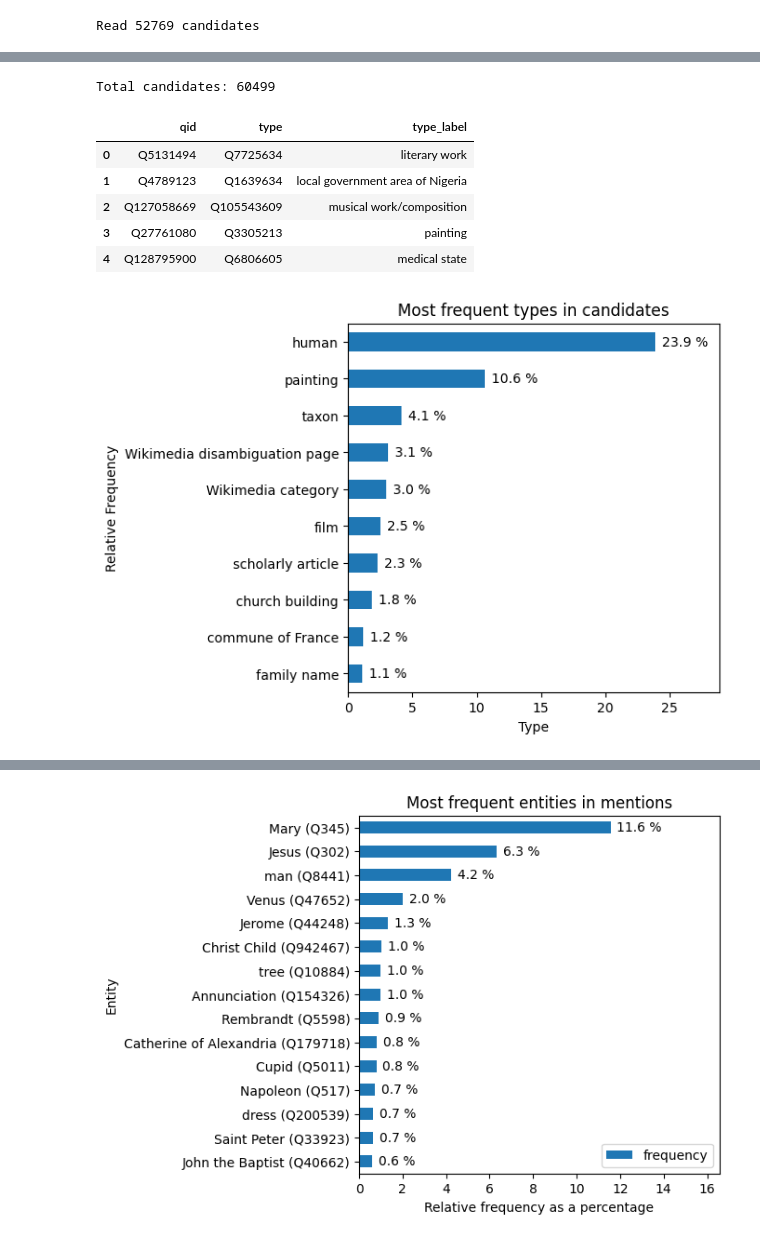
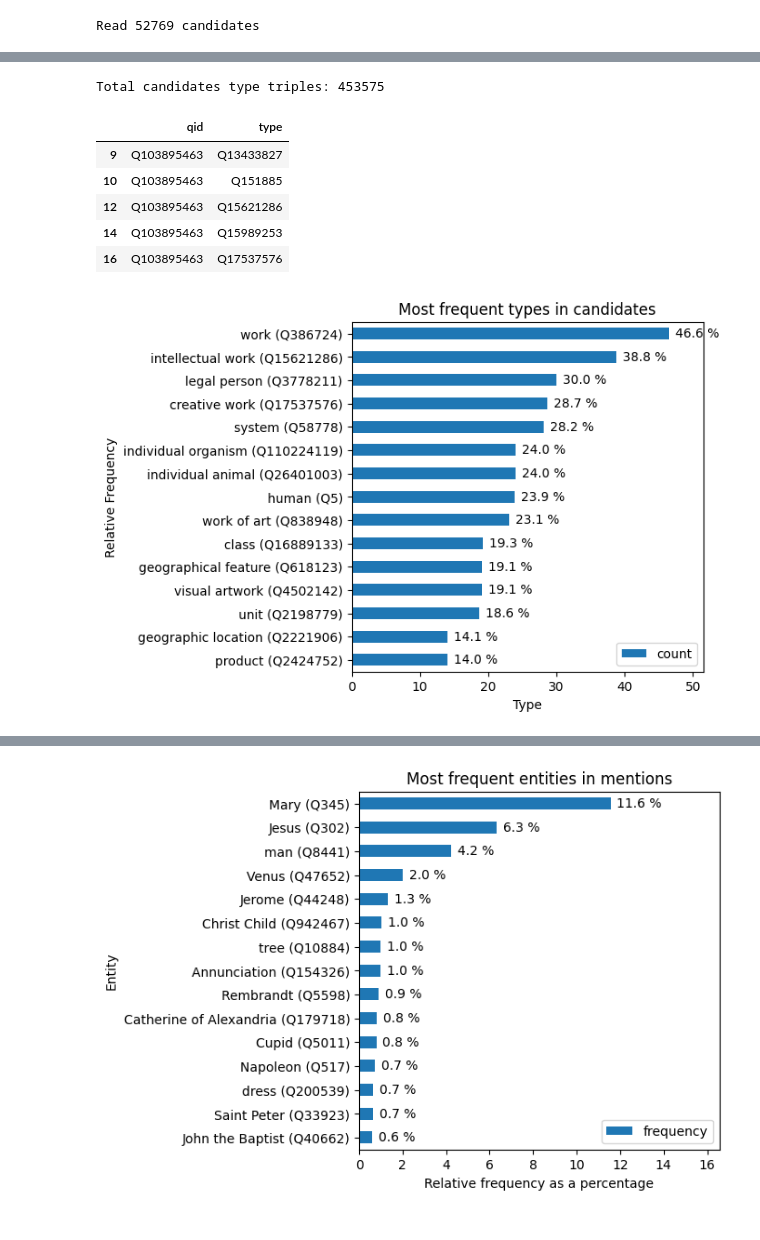
Before and after one commit to HPI-Information-Systems/MELArt, a Jupyter notebook: statistics_subjects.ipynb, the cells around one changed output, grey strips where cells are left out. Cells and saved outputs as stored; diff of their text form; code cells hidden in the pictures.

Commit message:
Hierarchically consistent coverage of types

```diff
--- a/statistics_subjects.ipynb
+++ b/statistics_subjects.ipynb
@@ -55,33 +113,49 @@ Read 52769 candidates
 # %%
 # dataframe with qid and type
-df_data=[]
-for qid,data in candidates.items():
-    types=candidates[qid]['types']
-    for typeqid,typelabel in types.items():
-        df_data.append({'qid':qid, 'type':typeqid, 'type_label':typelabel})
-df_types=pd.DataFrame(df_data, columns=['qid','type','type_label'])
-print("Total candidates:", len(df_types))
+dfs=[]
+batch_size=100
+all_candidate_qids=list(candidates.keys())
+batched_candidates=[{qid:candidates[qid] for qid in all_candidate_qids[i:i+batch_size]} for i in range(0, len(all_candidate_qids), batch_size)]
+dataset_types=[candidates[qid]["types"].keys() for qid in all_candidate_qids]
+dataset_types=list(set([item for sublist in dataset_types for item in sublist]))
+for batch in tqdm(batched_candidates):
+    types_entity_df=get_all_types(batch.keys())
+    types_entity_df=types_entity_df[types_entity_df['type'].isin(dataset_types)]
+    dfs.append(types_entity_df)
+# for qid,data in tqdm(candidates.items()):
+#     types_entity_df=get_all_types(qid)
+#     dfs.append(types_entity_df)
+    # types=candidates[qid]['types']
+    # for typeqid,typelabel in types.items():
+    #     df_data.append({'qid':qid, 'type':typeqid, 'type_label':typelabel})
+df_types=pd.concat(dfs)
+print("Total candidates type triples:", len(df_types))
 df_types.head()
 # %% [output]
-Total candidates: 60499
+Total candidates type triples: 453575
-|  | qid | type | type_label |
-| 0 | Q5131494 | Q7725634 | literary work |
-| 1 | Q4789123 | Q1639634 | local government area of Nigeria |
-| 2 | Q127058669 | Q105543609 | musical work/composition |
-| 3 | Q27761080 | Q3305213 | painting |
-| 4 | Q128795900 | Q6806605 | medical state |
+|  | qid | type |
+| 9 | Q103895463 | Q13433827 |
+| 10 | Q103895463 | Q151885 |
+| 12 | Q103895463 | Q15621286 |
+| 14 | Q103895463 | Q15989253 |
+| 16 | Q103895463 | Q17537576 |
 # %%
 # count of types
-type_counts=df_types['type_label'].value_counts()
+type_counts=df_types['type'].value_counts()
 #normalize
 type_counts=type_counts*100/len(candidates)
-ax=type_counts.head(10).plot(kind='barh', title='Most frequent types in candidates', figsize=(5,5), xlabel='Type', ylabel='Relative Frequency', xlim=(0,max(type_counts.head(10))+5))
+k=15
+plot_df=pd.DataFrame(type_counts.head(k))
+plot_labels=sq.sparql_all_lables(plot_df.index.to_list())
+plot_df["type_label"]=plot_df.index.map(lambda x: f"{plot_labels[x][0]} ({x})")
+plot_df=plot_df.set_index("type_label")
+ax=plot_df.plot(kind='barh', title='Most frequent types in candidates', figsize=(5,5), xlabel='Type', ylabel='Relative Frequency', xlim=(0,max(type_counts.head(10))+5))
 ax.invert_yaxis()
 ax.bar_label(ax.containers[0], fmt='%.1f %%', padding=5)
 plt.savefig("figures/types_candidates.pdf", format="pdf", bbox_inches='tight')
 plt.show()
 # %% [output]
-[figure, old version]
+[figure, new version]
 # %%
 df_types_mentions=df_types[df_types['qid'].isin(mentions_qids)]
 print("Total mention types triples:", len(df_types_mentions))
```
Also changed, not shown: parts of 5 cells of this notebook.
